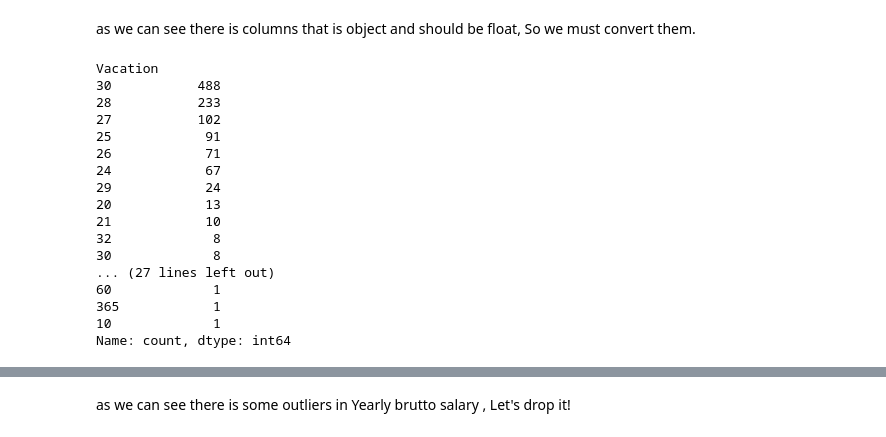
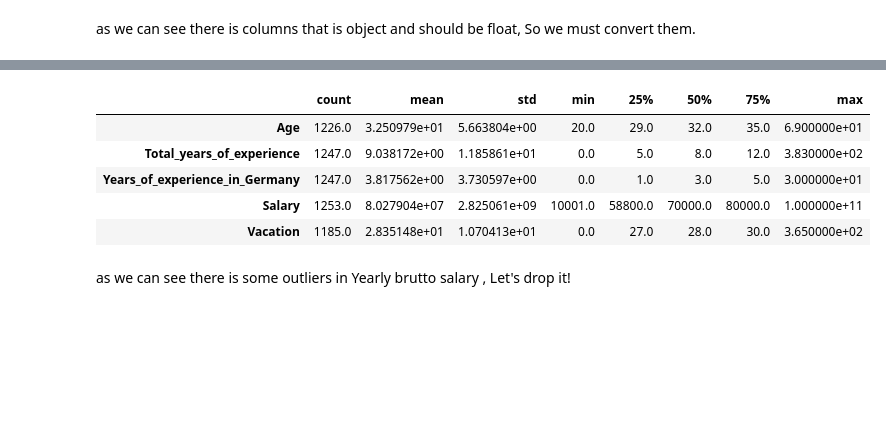
Before and after one commit to T2ABIZZY/IT_Salary_Survey_EU-_2020_EDA, a Jupyter notebook: IT_Salary_survey_EDA.ipynb, the cells around one changed output, grey strips where cells are left out. Drawn from its saved outputs; the diff is of its cells as text; code cells hidden in the pictures; blank space fills up the shorter version.

```diff
--- a/IT_Salary_survey_EDA.ipynb
+++ b/IT_Salary_survey_EDA.ipynb
@@ -145,26 +148,6 @@ df.loc[(df["Vacation"]=="~25"),"Vacation"]=25
 
 df['Total_years_of_experience'].fillna(df['Years_of_experience_in_Germany'], inplace=True)
 df['Years_of_experience_in_Germany'].fillna(df['Total_years_of_experience'], inplace=True)
-# %%
-df["Vacation"].value_counts()
-# %% [output]
-Vacation
-30           488
-28           233
-27           102
-25            91
-26            71
-24            67
-29            24
-20            13
-21            10
-32             8
-30             8
-... (27 lines left out)
-60             1
-365            1
-10             1
-Name: count, dtype: int64
 # %%
 a = pd.to_numeric(df["Years_of_experience_in_Germany"], errors='coerce')
 idx = a.isna()
@@ -194,8 +173,15 @@ df.head()
 | 3 | 28.0 | Male | Berlin | Frontend Developer | 4.0 | 1.0 | Junior | ... |
 | 4 | 37.0 | Male | Berlin | Backend Developer | 17.0 | 6.0 | Senior | ... |
 # %%
-# numerical_feautures=df.select_dtypes(include=[np.number])
-# numerical_feautures.describe().T
+numerical_feautures=df.select_dtypes(include=[np.number])
+numerical_feautures.describe().T
+# %% [output]
+|  | count | mean | std | min | 25% | 50% | 75% | max |
+| Age | 1226.0 | 3.250979e+01 | 5.663804e+00 | 20.0 | 29.0 | 32.0 | 35.0 | 6.900000e+01 |
+| Total_years_of_experience | 1247.0 | 9.038172e+00 | 1.185861e+01 | 0.0 | 5.0 | 8.0 | 12.0 | 3.830000e+02 |
+| Years_of_experience_in_Germany | 1247.0 | 3.817562e+00 | 3.730597e+00 | 0.0 | 1.0 | 3.0 | 5.0 | 3.000000e+01 |
+| Salary | 1253.0 | 8.027904e+07 | 2.825061e+09 | 10001.0 | 58800.0 | 70000.0 | 80000.0 | 1.000000e+11 |
+| Vacation | 1185.0 | 2.835148e+01 | 1.070413e+01 | 0.0 | 27.0 | 28.0 | 30.0 | 3.650000e+02 |
 # %% [markdown]
 as we can see there is some outliers in Yearly brutto salary , Let's drop it!
 # %%
```
Also changed, not shown: parts of 6 cells of this notebook.
